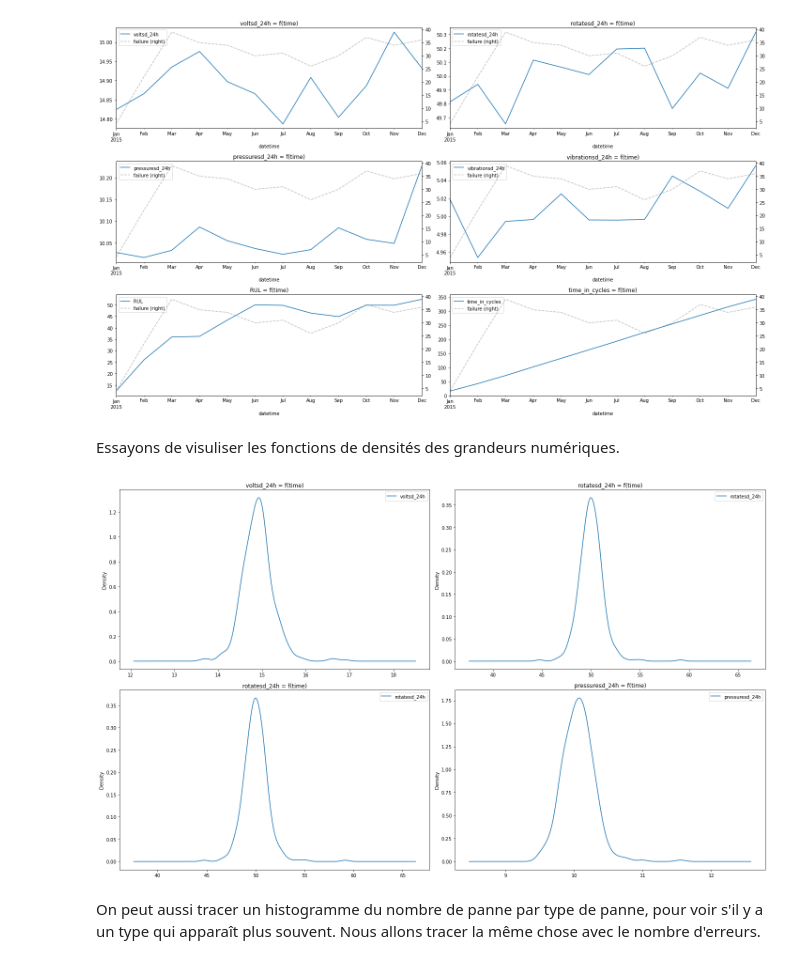
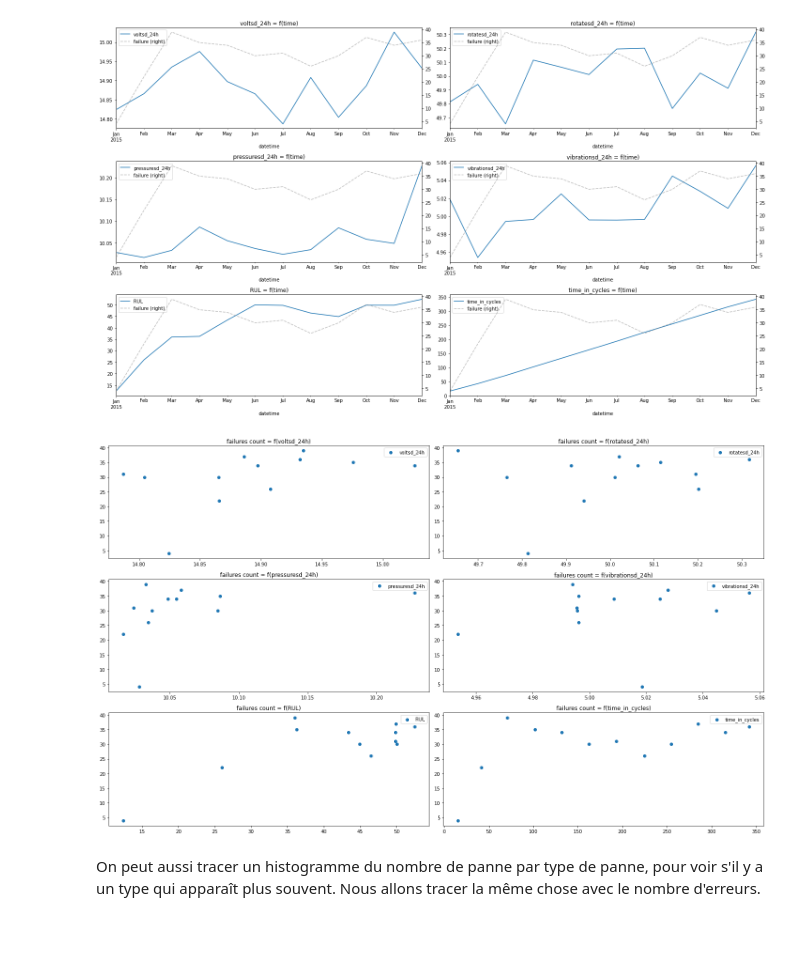
Before and after one commit to pierre-db/SD701_Data-Mining-Project, a Jupyter notebook: Projet_Data_Mining.ipynb, the cells around one changed output. Drawn from its saved outputs; the diff is of its cells as text; code cells hidden in the pictures; blank space fills up the shorter version.

```diff
--- a/Projet_Data_Mining.ipynb
+++ b/Projet_Data_Mining.ipynb
@@ -189,31 +189,32 @@ k=0
 for i in range(3):
     for j in range(2):
         data_resampled[columns_graph[k]].plot(ax=axes[i,j], legend=columns_graph[k]);
-        data_failure_resampled.plot(secondary_y=True, ax=axes[i,j], legend='failures', alpha=0.5, linestyle='dashed', color='gray');
+        data_failure_resampled.plot(secondary_y=True, ax=axes[i,j], legend='failures count', alpha=0.5, linestyle='dashed', color='gray');
         axes[i,j].set_title(columns_graph[k]+' = f(time)')
         k+=1
 fig.tight_layout();
 # %% [output]
 [figure]
-# %% [markdown]
-Essayons de visuliser les fonctions de densités des grandeurs numériques.
 # %%
-# https://pandas.pydata.org/pandas-docs/version/0.13.1/visualization.html#targeting-different-subplots
+columns_graph = ['voltsd_24h', 'rotatesd_24h', 'pressuresd_24h', 'vibrationsd_24h', 'RUL', 'time_in_cycles']
+data_resampled = data.resample(rule='M', on='datetime').mean()[columns_graph].interpolate(method='linear')
+data_failure_resampled = data[data['failure'] > 0].resample(rule='M', on='datetime').count()['failure'].interpolate(method='linear')
 
-columns_graph = ['voltsd_24h', 'rotatesd_24h', 'pressuresd_24h', 'vibrationsd_24h']
-data_resampled = data.resample(rule='D', on='datetime').mean()[columns_graph].interpolate(method='linear')
 # we prepare our plot
-fig, axes = plt.subplots(nrows=2, ncols=2, figsize=(20, 12))
+fig, axes = plt.subplots(nrows=3, ncols=2, figsize=(20, 12))
 
+k=0
 # we plot the column data in each subplot
-for i in range(2):
+for i in range(3):
     for j in range(2):
-        data_resampled[columns_graph[i+j]].plot(kind='kde', ax=axes[i,j], legend=columns_graph[i+j]);
-        axes[i,j].set_title(columns_graph[i+j]+' = f(time)')
-
+        axes[i,j].scatter(x=data_resampled[columns_graph[k]], y=data_failure_resampled, label=columns_graph[k]);
+        #data_failure_resampled.plot(secondary_y=True, ax=axes[i,j], legend='failures count', alpha=0.5, linestyle='dashed', color='gray');
+        axes[i,j].set_title('failures count = f('+ columns_graph[k] +')')
+        axes[i,j].legend()
+        k+=1
 fig.tight_layout();
 # %% [output]
-[figure, old version]
+[figure, new version]
 # %% [markdown]
 On peut aussi tracer un histogramme du nombre de panne par type de panne, pour voir s'il y a un type qui apparaît plus souvent. Nous allons tracer la même chose avec le nombre d'erreurs.
 # %%
```
Also changed, not shown: parts of 45 cells of this notebook.
